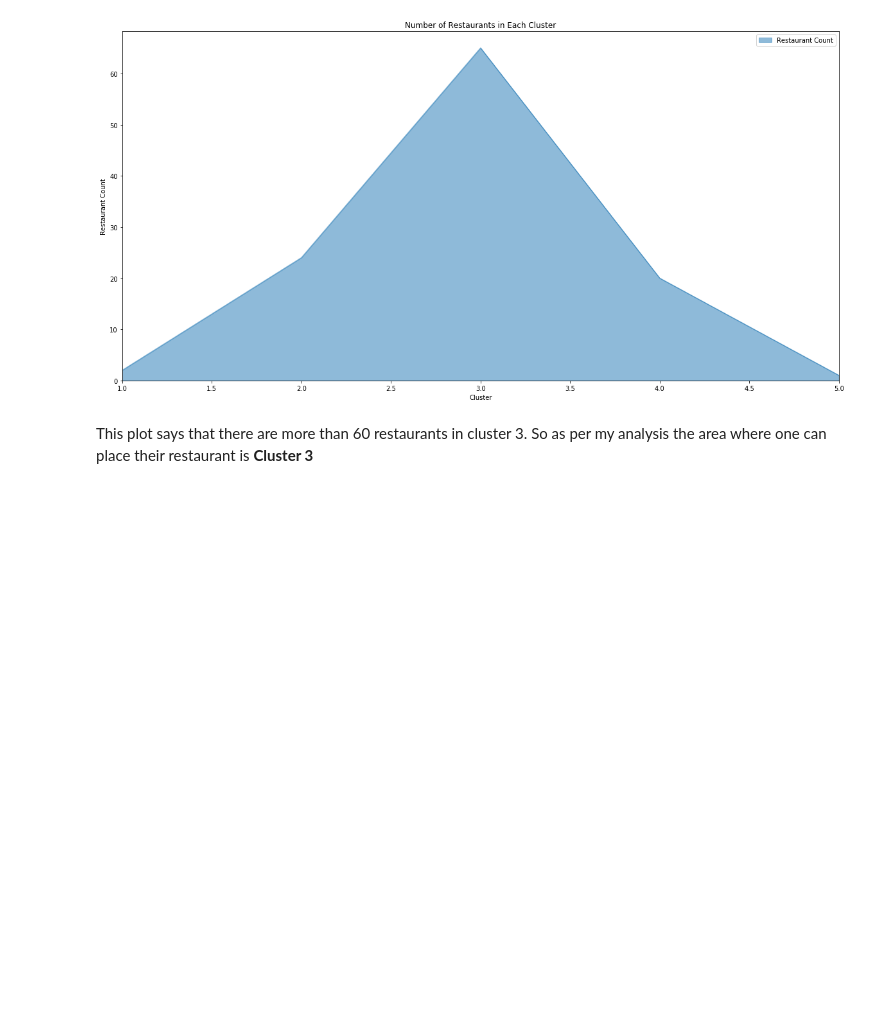
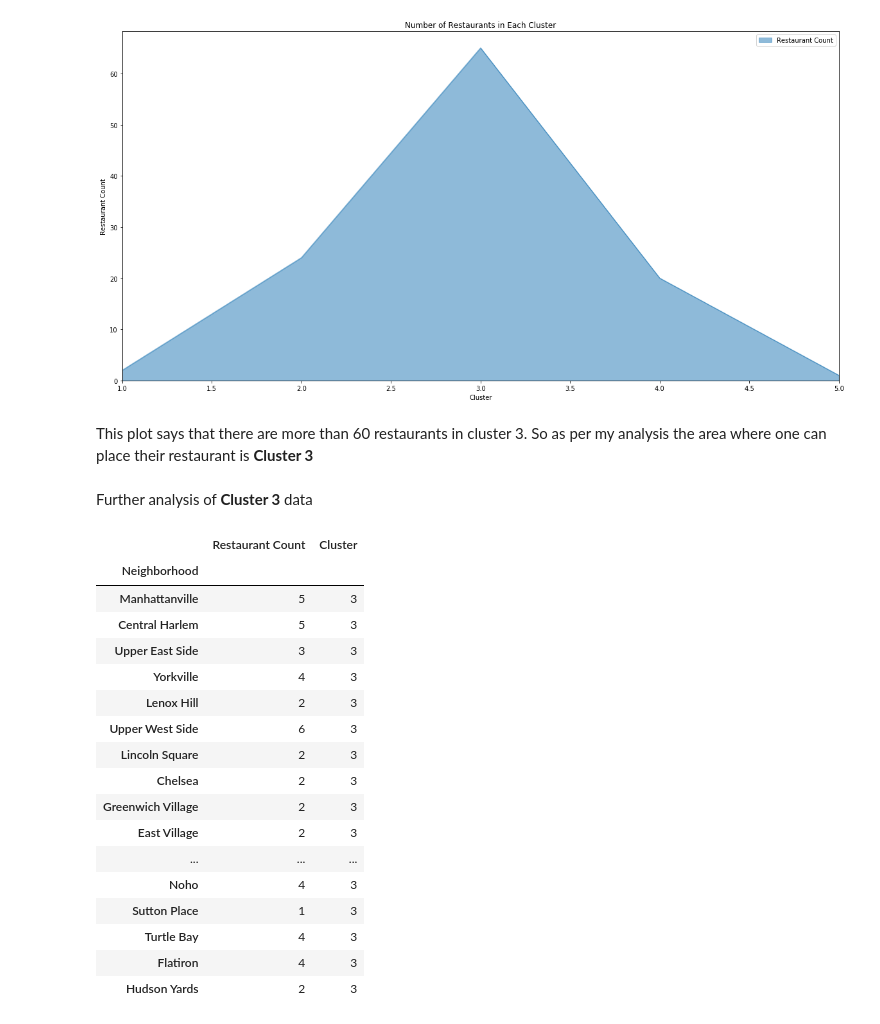
Before and after one commit to V3theCocktail/Github-Datascience, a Jupyter notebook: Analysis for placing a Restaurant in Manhattan.ipynb, the cells around one changed output. Cells and saved outputs as stored; diff of their text form; code cells hidden in the pictures; blank space fills up the shorter version.

```diff
--- a/Analysis for placing a Restaurant in Manhattan.ipynb
+++ b/Analysis for placing a Restaurant in Manhattan.ipynb
@@ -1072,3 +1072,27 @@ plt.show()
 [figure]
 # %% [markdown]
 This plot says that there are more than 60 restaurants in cluster 3. So as per my analysis the area where one can place their restaurant is **Cluster 3**
+# %% [markdown]
+Further analysis of **Cluster 3** data
+# %%
+C3_Dataframe = C3_Dataframe.rename(columns={0: "Restaurant Count"})
+C3_Dataframe
+# %% [output]
+|  | Restaurant Count | Cluster |
+| Neighborhood |  |  |
+| Manhattanville | 5 | 3 |
+| Central Harlem | 5 | 3 |
+| Upper East Side | 3 | 3 |
+| Yorkville | 4 | 3 |
+| Lenox Hill | 2 | 3 |
+| Upper West Side | 6 | 3 |
+| Lincoln Square | 2 | 3 |
+| Chelsea | 2 | 3 |
+| Greenwich Village | 2 | 3 |
+| East Village | 2 | 3 |
+| ... | ... | ... |
+| Noho | 4 | 3 |
+| Sutton Place | 1 | 3 |
+| Turtle Bay | 4 | 3 |
+| Flatiron | 4 | 3 |
+| Hudson Yards | 2 | 3 |
```
